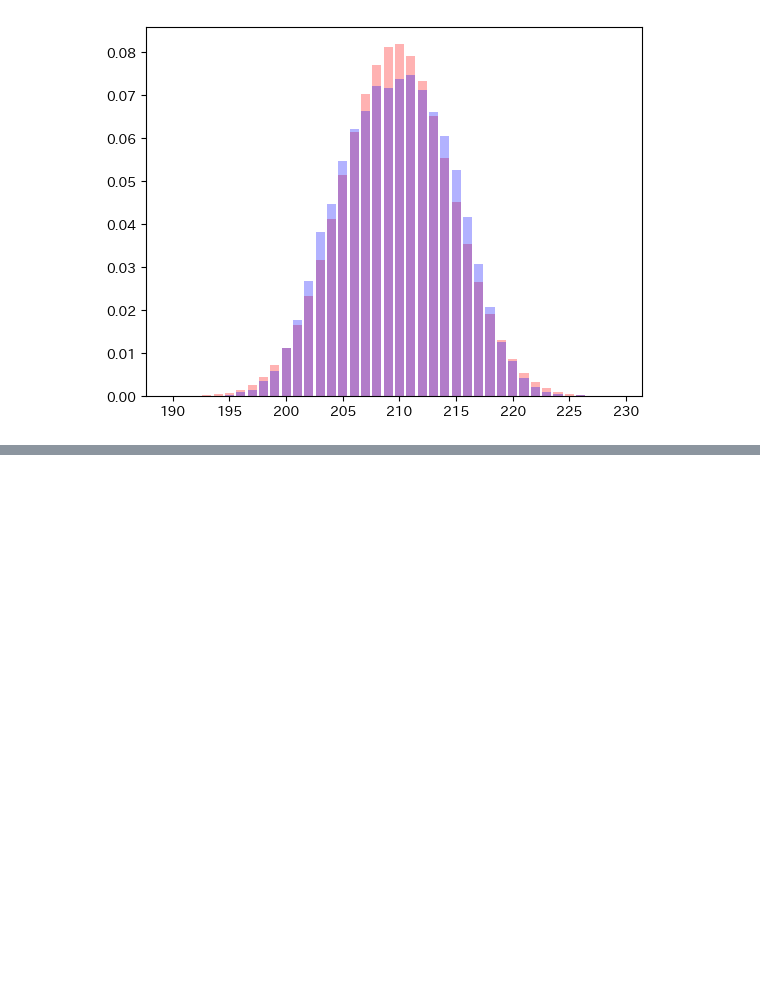
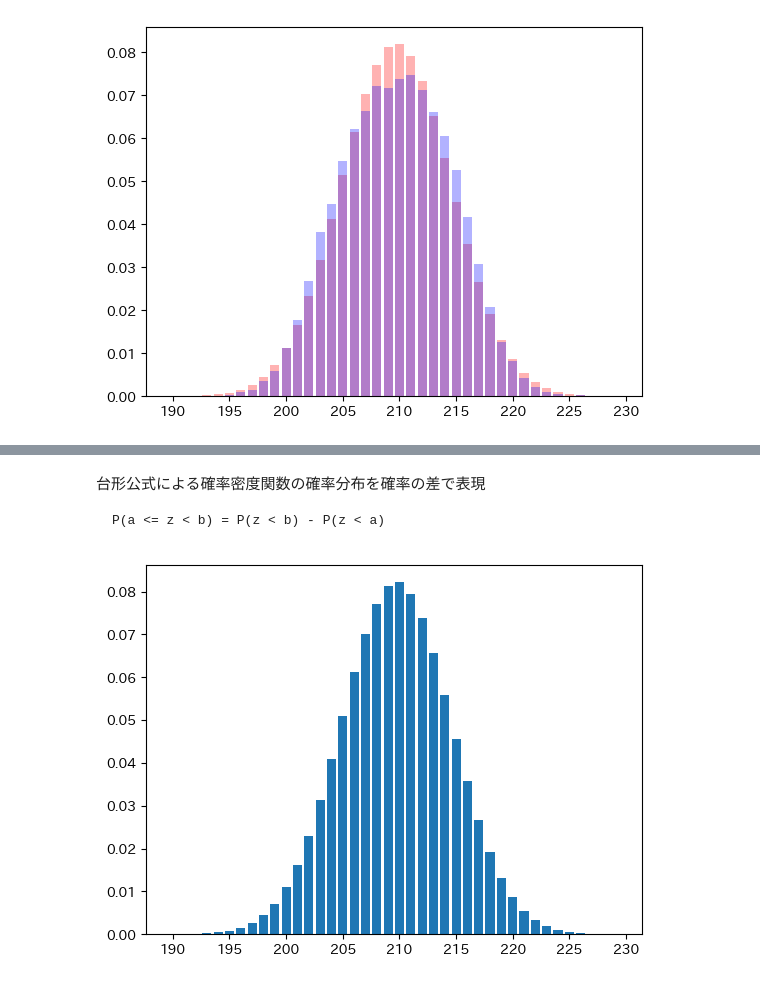
Before and after one commit to inoueshinichi/Book_StatisticsRobotics, a Jupyter notebook: lidar_200.ipynb, the cells around one changed output, grey strips where cells are left out. Drawn from its saved outputs; the diff is of its cells as text; code cells hidden in the pictures; blank space fills up the shorter version.

````diff
--- a/lidar_200.ipynb
+++ b/lidar_200.ipynb
@@ -198,0 +219,12 @@ plt.show()
+# %% [markdown]
+台形公式による確率密度関数の確率分布を確率の差で表現
+```
+P(a <= z < b) = P(z < b) - P(z < a)
+```
+# %%
+zs = range(190, 230)
+ys = [norm.cdf(z+0.5, mean1, stddev1) - norm.cdf(z-0.5, mean1, stddev1) for z in zs] # 確率の差
+plt.bar(zs, ys)
+plt.show()
+# %% [output]
+[figure, added]
````
Also changed, not shown: parts of 7 cells of this notebook, 3 other files.
